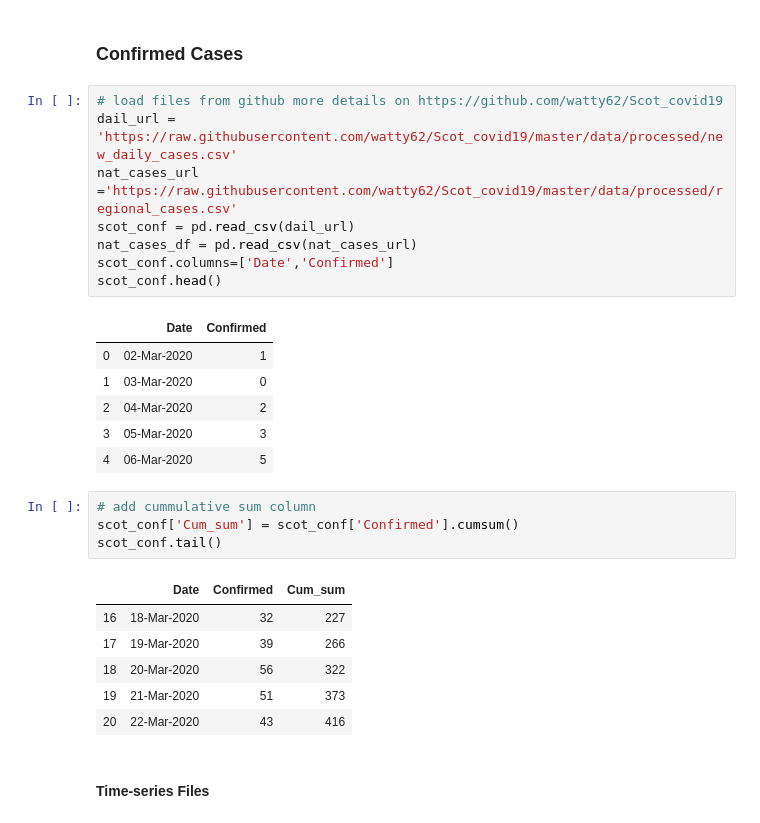
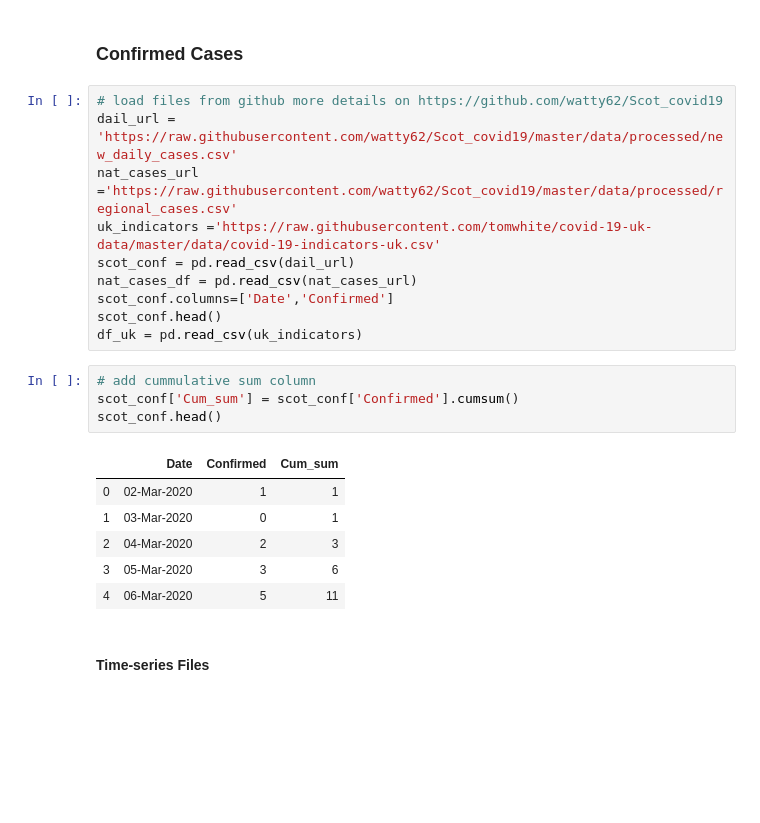
Before and after one commit to heyad/Covid19_Scotland, a Jupyter notebook: covid19_Scotland.ipynb, the cells around one changed output. Drawn from its saved outputs; the diff is of its cells as text; blank space fills up the shorter version.

```diff
--- a/covid19_Scotland.ipynb
+++ b/covid19_Scotland.ipynb
@@ -23,28 +24,23 @@ from functools import reduce
 # load files from github more details on https://github.com/watty62/Scot_covid19
 dail_url = 'https://raw.githubusercontent.com/watty62/Scot_covid19/master/data/processed/new_daily_cases.csv'
 nat_cases_url ='https://raw.githubusercontent.com/watty62/Scot_covid19/master/data/processed/regional_cases.csv'
+uk_indicators ='https://raw.githubusercontent.com/tomwhite/covid-19-uk-data/master/data/covid-19-indicators-uk.csv'
 scot_conf = pd.read_csv(dail_url)
 nat_cases_df = pd.read_csv(nat_cases_url)
 scot_conf.columns=['Date','Confirmed']
 scot_conf.head()
+df_uk = pd.read_csv(uk_indicators)
-# %% [output]
-|  | Date | Confirmed |
-| 0 | 02-Mar-2020 | 1 |
-| 1 | 03-Mar-2020 | 0 |
-| 2 | 04-Mar-2020 | 2 |
-| 3 | 05-Mar-2020 | 3 |
-| 4 | 06-Mar-2020 | 5 |
 # %%
 # add cummulative sum column
 scot_conf['Cum_sum'] = scot_conf['Confirmed'].cumsum()
-scot_conf.tail()
+scot_conf.head()
 # %% [output]
 |  | Date | Confirmed | Cum_sum |
-| 16 | 18-Mar-2020 | 32 | 227 |
-| 17 | 19-Mar-2020 | 39 | 266 |
-| 18 | 20-Mar-2020 | 56 | 322 |
-| 19 | 21-Mar-2020 | 51 | 373 |
-| 20 | 22-Mar-2020 | 43 | 416 |
+| 0 | 02-Mar-2020 | 1 | 1 |
+| 1 | 03-Mar-2020 | 0 | 1 |
+| 2 | 04-Mar-2020 | 2 | 3 |
+| 3 | 05-Mar-2020 | 3 | 6 |
+| 4 | 06-Mar-2020 | 5 | 11 |
 # %% [markdown]
 #### Time-series Files
 # %%
```
Also changed, not shown: parts of 10 cells of this notebook, 1 other file.
